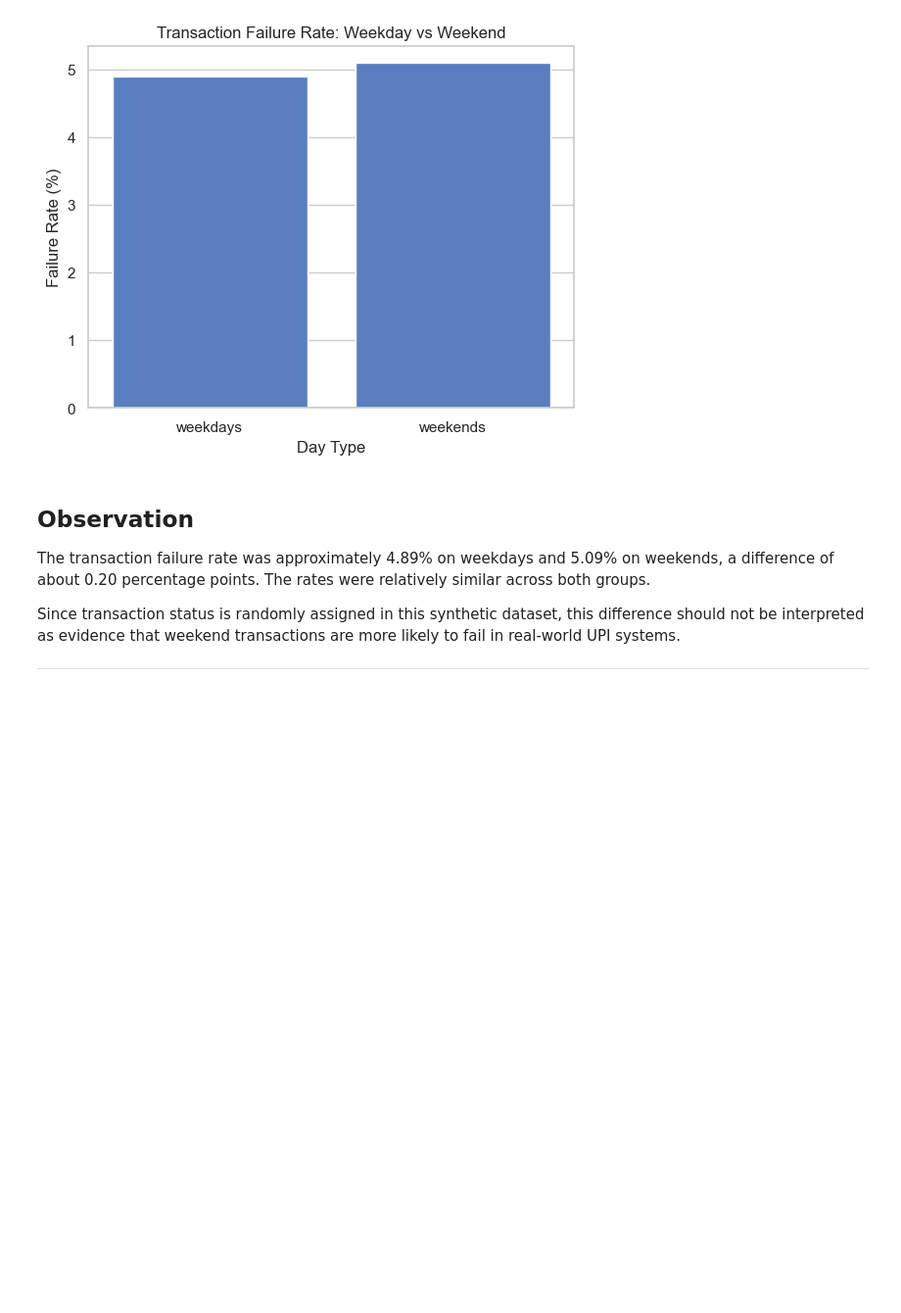
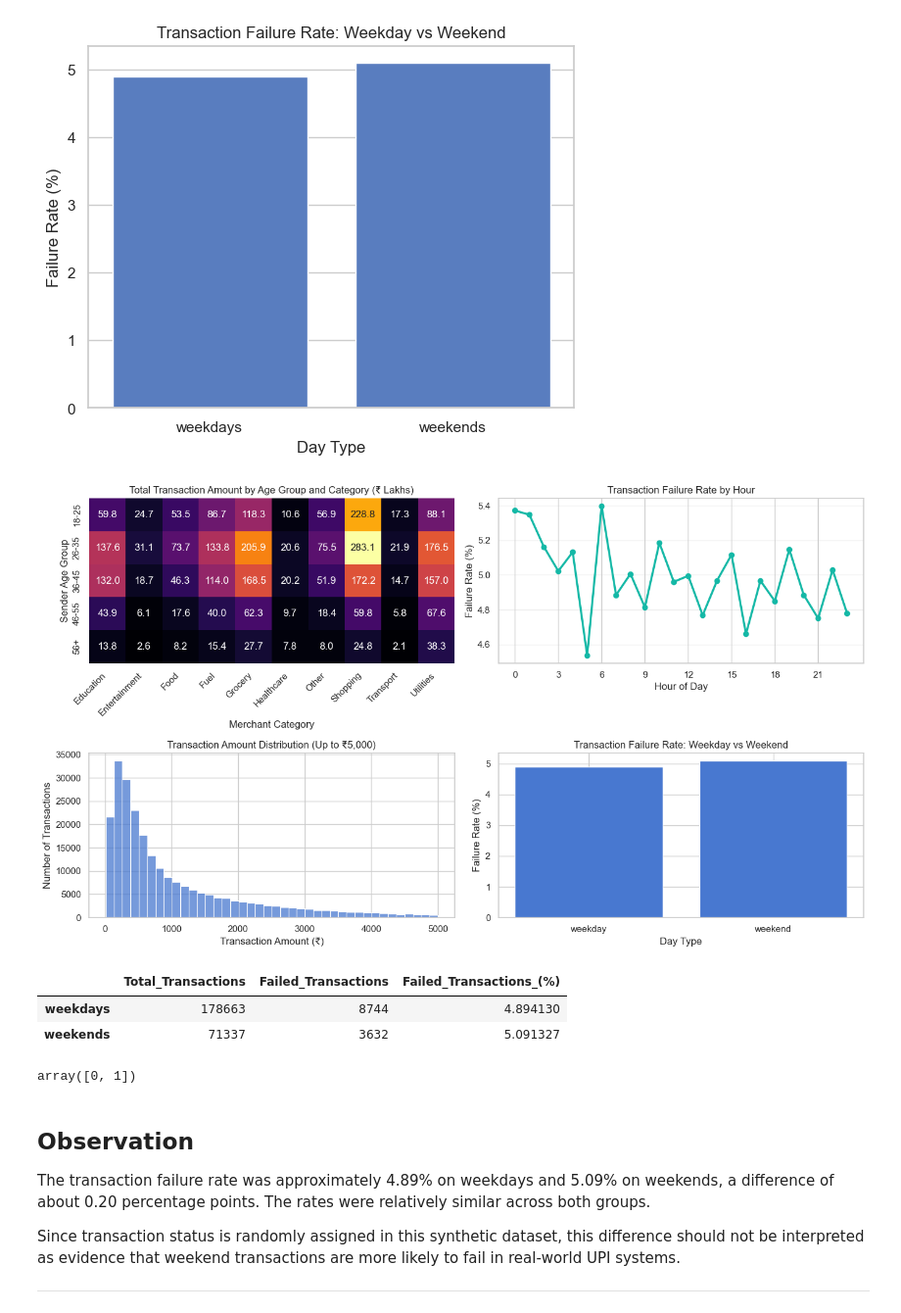
Before and after one commit to RehanShikalgar/upi-insights-2024, a Jupyter notebook: 01_data_inspection.ipynb, the cells around one changed output. Shown at 98% size. Saved outputs shown, nothing was run; the diff lists cells and outputs as text; code cells hidden in the pictures; blank space fills up the shorter version.

Commit message:
Add UPI analysis dashboard

```diff
--- a/01_data_inspection.ipynb
+++ b/01_data_inspection.ipynb
@@ -521,6 +534,55 @@ plt.ylabel("Failure Rate (%)")
 # %% [output]
 Text(0, 0.5, 'Failure Rate (%)')
 [figure]
+# %%
+fig, axes = plt.subplots(2, 2, figsize=(14, 8))
+
+sns.heatmap(age_category_pivot/100000,cmap="inferno",annot=True,fmt=".1f",ax=axes[0, 0],cbar=False)
+axes[0, 0].set_title("Total Transaction Amount by Age Group and Category (₹ Lakhs)")
+axes[0, 0].set_xlabel("Merchant Category")
+axes[0, 0].set_ylabel("Sender Age Group")
+axes[0,0].set_xticklabels(axes[0,0].get_xticklabels(),rotation=45,ha="right")
+axes[0, 0].tick_params(axis="x", rotation=45)
+
+axes[0, 1].plot(hourly_failure.index,hourly_failure["FAILED"],linewidth=2.5,color = "#14B8A6", marker="o", markersize=6)
+axes[0, 1].set_title("Transaction Failure Rate by Hour")
+axes[0, 1].set_xlabel("Hour of Day")
+axes[0, 1].set_ylabel("Failure Rate (%)")
+axes[0, 1].set_xticks(range(0, 24, 3))
+axes[0, 1].grid(axis="y", alpha=0.3)
+
+sns.histplot(data=df[df["amount (INR)"] <= 5000],x="amount (INR)", bins=40,ax=axes[1, 0])
+axes[1, 0].set_title("Transaction Amount Distribution (Up to ₹5,000)")
+axes[1, 0].set_xlabel("Transaction Amount (₹)")
+axes[1, 0].set_ylabel("Number of Transactions")
+
+
+
+weekend_labels = {0: "Weekday", 1: "Weekend"}
+
+axes[1, 1].bar(
+    ['weekday','weekend'],
+    weekend_analysis["Failed_Transactions_(%)"].values
+)
+axes[1, 1].set_title("Transaction Failure Rate: Weekday vs Weekend")
+axes[1, 1].set_xlabel("Day Type")
+axes[1, 1].set_ylabel("Failure Rate (%)")
+
+plt.tight_layout()
+plt.savefig("upi_analysis_dashboard.png", dpi=200, bbox_inches="tight")
+plt.show()
+# %% [output]
+[figure, added]
+# %%
+weekend_analysis
+# %% [output]
+|  | Total_Transactions | Failed_Transactions | Failed_Transactions_(%) |
+| weekdays | 178663 | 8744 | 4.894130 |
+| weekends | 71337 | 3632 | 5.091327 |
+# %%
+df["is_weekend"].unique()
+# %% [output]
+array([0, 1])
 # %% [markdown]
 ## Observation
 
```
Also changed, not shown: parts of 3 cells of this notebook, 3 other files.
